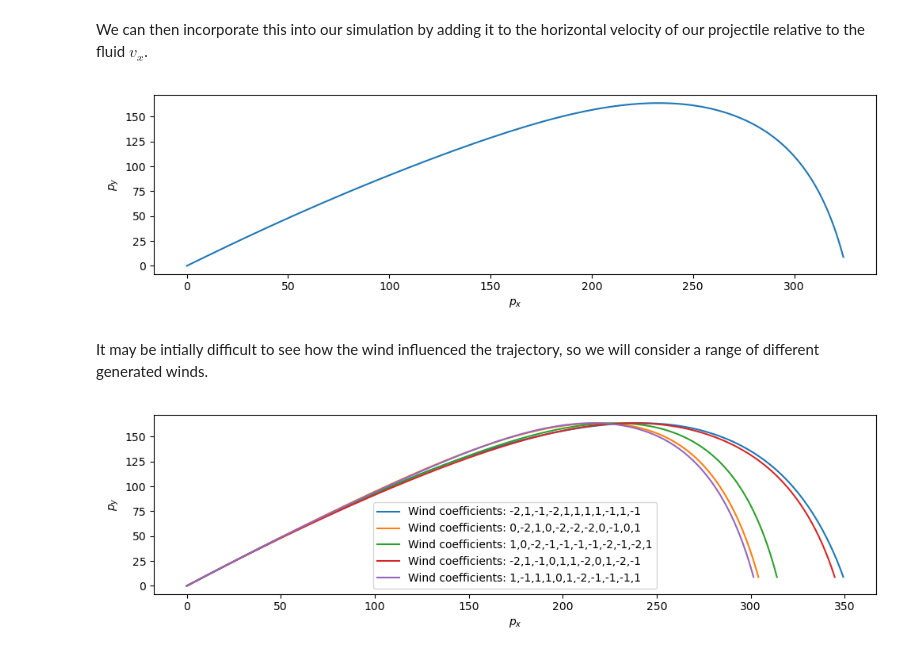
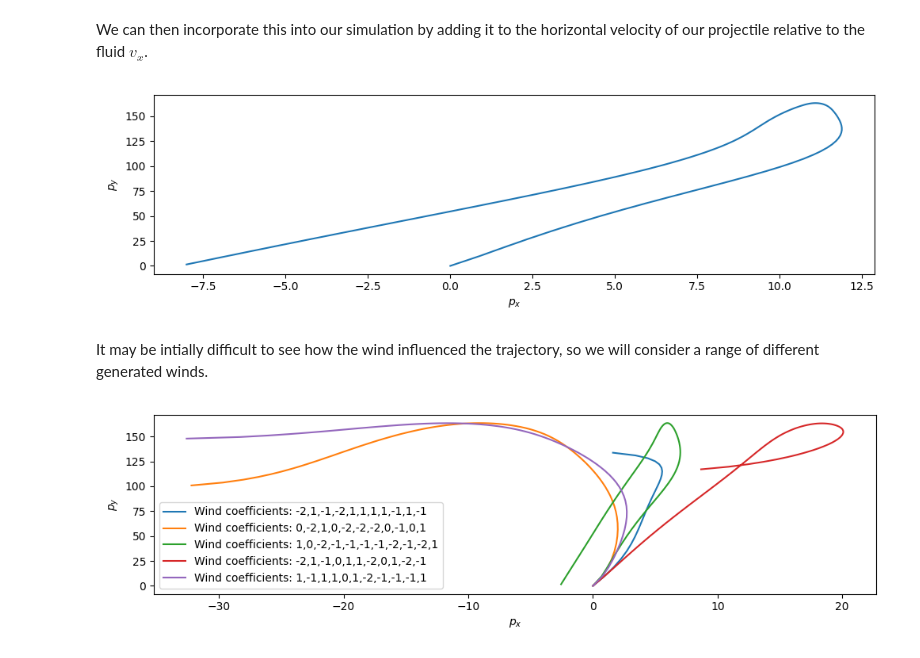
Before and after one commit to GDS-Education-Community-of-Practice/DSECOP, a Jupyter notebook: Time_Series_Analysis_and_Forecasting/01_Simulating_Projectile_Motion_with_Drag.ipynb, the cells around one changed output. Cells and saved outputs as stored; diff of their text form; code cells hidden in the pictures.

```diff
--- a/Time_Series_Analysis_and_Forecasting/01_Simulating_Projectile_Motion_with_Drag.ipynb
+++ b/Time_Series_Analysis_and_Forecasting/01_Simulating_Projectile_Motion_with_Drag.ipynb
@@ -512,10 +504,11 @@ Since we don't have a function over time, we'll have to find the closest time po
 def f_with_inhomogeneous_drag_and_area(t,u):
     c_d = -1*drag_func(t)
     A = area_func(t)
+    norm_u = np.sqrt(u[0]**2 + u[1]**2)
     return np.array(
         [
-          0.5 * (rho*c_d*A) * u[0]**2 / m,
-          g + 0.5 * (rho*c_d*A) * u[1]**2 / m,
+          0.5 * (rho*c_d*A*norm_u) * u[0] / m,
+          g + 0.5 * (rho*c_d*A*norm_u) * u[1] / m,
           u[0],
           u[1]
         ]
@@ -709,10 +702,11 @@ These can have a small impact on the trajectory.
 # %%
 def f_with_density_gradient(t,u):
     rho = density_func(u[1])
+    norm_u = np.sqrt(u[0]**2 + u[1]**2)
     return np.array(
         [
-          0.5 * (rho*c_d*A) * u[0]**2 / m,
-          g + 0.5 * (rho*c_d*A) * u[1]**2 / m,
+          0.5 * (rho*c_d*A*norm_u) * u[0] / m,
+          g + 0.5 * (rho*c_d*A*norm_u) * u[1] / m,
           u[0],
           u[1]
         ]
@@ -763,28 +757,29 @@ We can then incorporate this into our simulation by adding it to the horizontal
 # %%
 def f_with_wind(t,u):
     wind_speed = wind_func(t)
+    norm_u = np.sqrt(u[0]**2 + u[1]**2)
     return np.array(
         [
-          0.5 * (rho*c_d*A) * (u[0] + wind_speed)**2 / m,
-          g + 0.5 * (rho*c_d*A) * u[1]**2 / m,
+          0.5 * (rho*c_d*A*norm_u) * (u[0] + wind_speed)**2 / m,
+          g + 0.5 * (rho*c_d*A*norm_u) * u[1] / m,
           u[0],
           u[1]
         ]
    )
 
 u_wind_solution = solve_ivp(f_with_wind, (t0,t1), u0, t_eval=np.arange(t0,t1,dt), events=hit_ground)
 
 # Plot position
 plt.close('all')
 fig = plt.figure(figsize=(10,3))
 plt.plot(u_wind_solution.y[2,:],u_wind_solution.y[3,:],label="Slope: {}".format(slope))
 plt.xlabel("$p_x$")
 plt.ylabel("$p_y$")
 
 plt.tight_layout()
 plt.show()
 # %% [output]
-[figure, old version]
+[figure, new version]
 # %% [markdown]
 It may be intially difficult to see how the wind influenced the trajectory, so we will consider a range of different generated winds.
 # %%
@@ -809,4 +804,4 @@ plt.legend()
 plt.tight_layout()
 plt.show()
 # %% [output]
-[figure, old version]
+[figure, new version]
```
Also changed, not shown: parts of 10 cells of this notebook, 1 other file.
